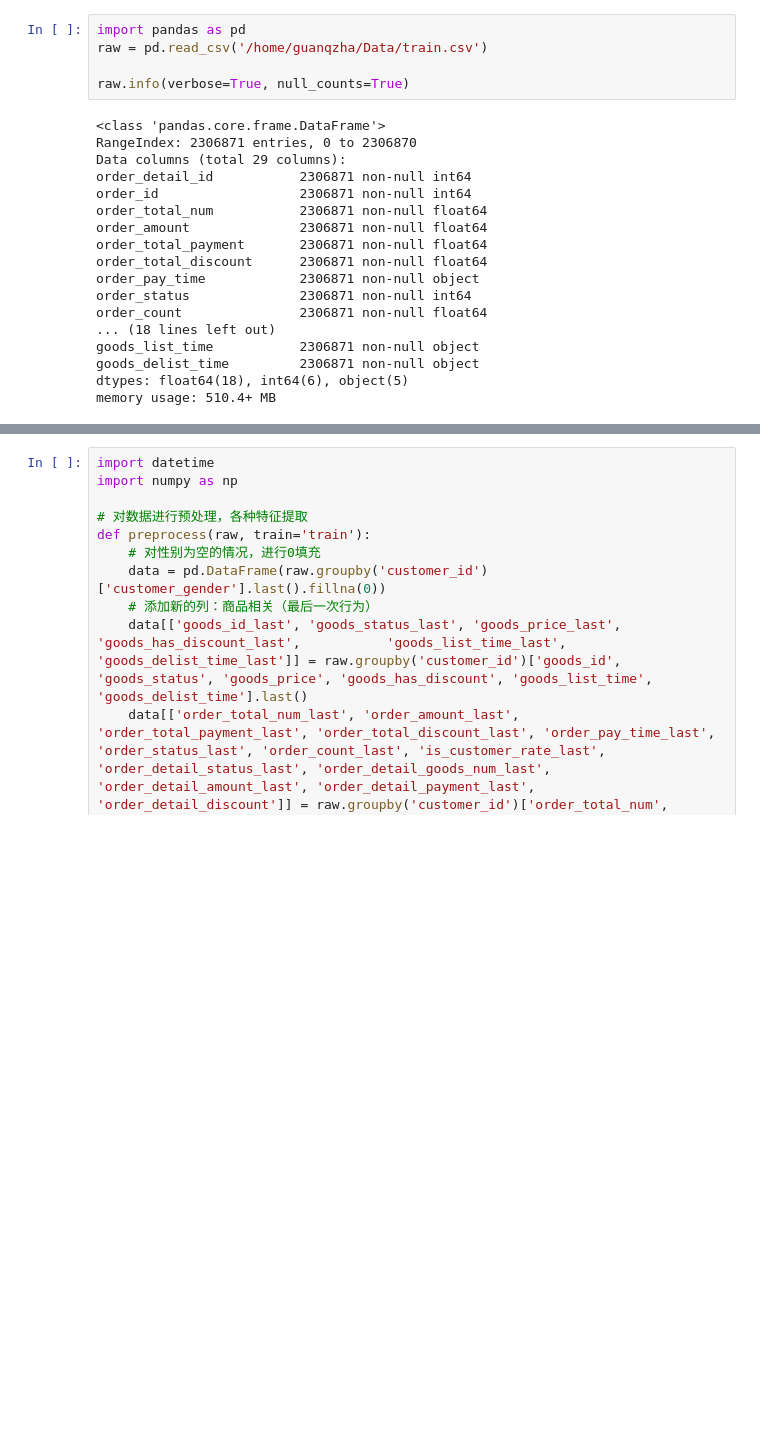
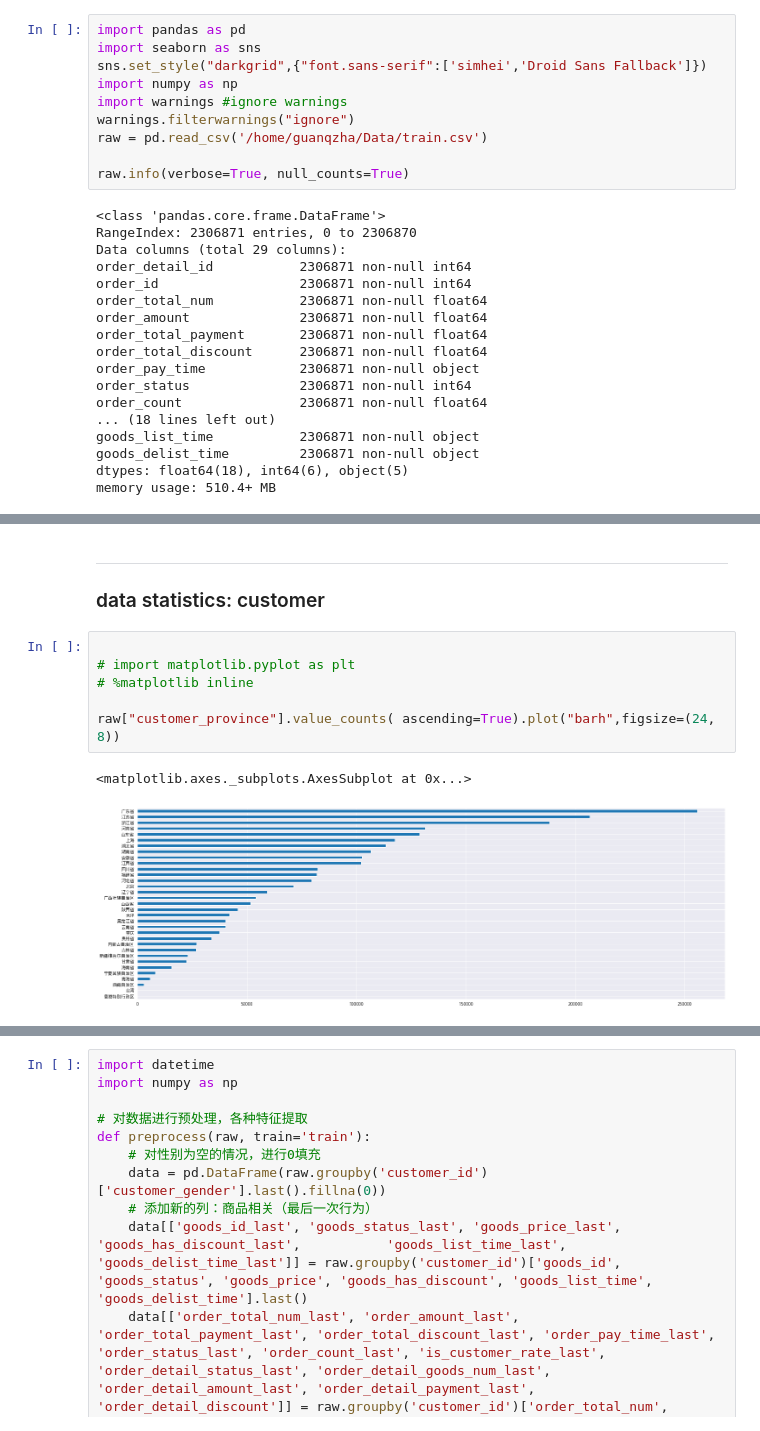
Before and after one commit to guanqin-123/kkb_notes, a Jupyter notebook: week8.ipynb, the cells around one changed output, grey strips where cells are left out. Saved outputs shown, nothing was run; the diff lists cells and outputs as text; blank space fills up the shorter version.

```diff
--- a/week8.ipynb
+++ b/week8.ipynb
@@ -2,6 +2,11 @@
 ## MarTech Challenge 用户购买预测思路整理（二分类）
 # %%
 import pandas as pd
+import seaborn as sns
+sns.set_style("darkgrid",{"font.sans-serif":['simhei','Droid Sans Fallback']})
+import numpy as np
+import warnings #ignore warnings
+warnings.filterwarnings("ignore")
 raw = pd.read_csv('/home/guanqzha/Data/train.csv')
 
 raw.info(verbose=True, null_counts=True)
@@ -53,0 +130,13 @@ raw.head(10)
+# %% [markdown]
+
+----
+### data statistics: customer
+# %%
+
+# import matplotlib.pyplot as plt
+# %matplotlib inline
+
+raw["customer_province"].value_counts( ascending=True).plot("barh",figsize=(24, 8))
+# %% [output]
+<matplotlib.axes._subplots.AxesSubplot at 0x...>
+[figure, added]
```
Also changed, not shown: parts of 14 cells of this notebook, 1 other file.
